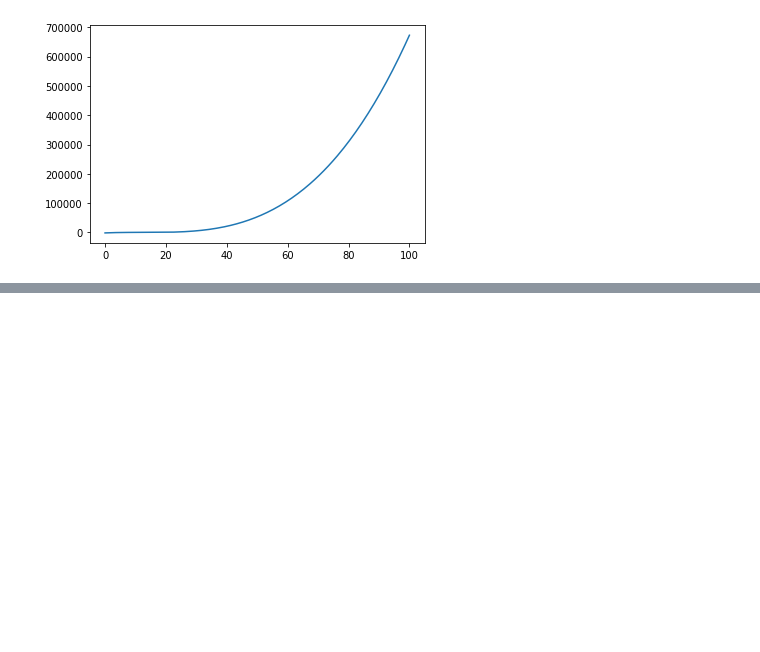
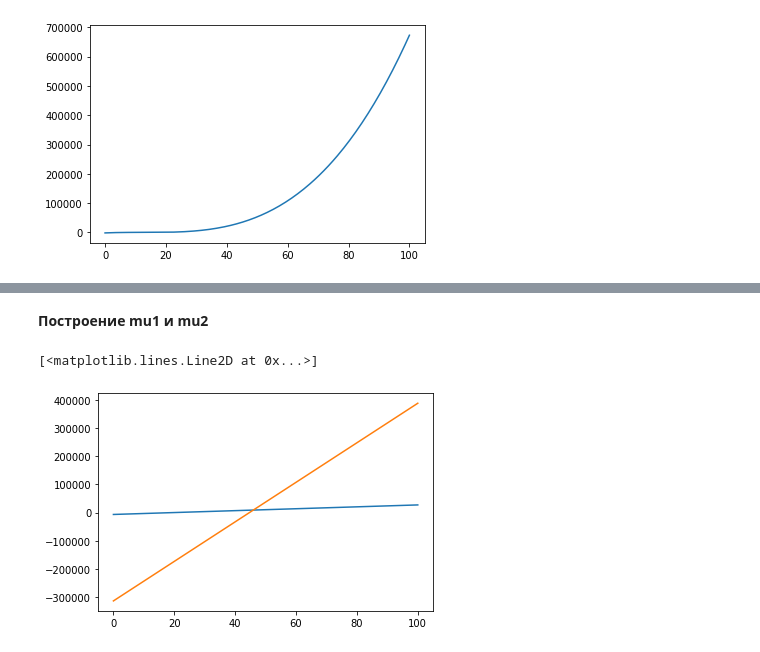
Before and after one commit to Viktory4121/Math_modeling, a Jupyter notebook: ИДЗ3.ipynb, the cells around one changed output, grey strips where cells are left out. Saved outputs shown, nothing was run; the diff lists cells and outputs as text; code cells hidden in the pictures; blank space fills up the shorter version.

```diff
--- a/ИДЗ3.ipynb
+++ b/ИДЗ3.ipynb
@@ -61,0 +98,10 @@ y2 = tangent(a2, b2, t)
+# %% [markdown]
+**Построение mu1 и mu2**
+# %%
+plt.plot([t[0], t[len(t) - 1]], [y1[0], y1[len(y1) - 1]])
+plt.plot([t[0], t[len(t) - 1]], [y2[0], y2[len(y1) - 1]])
+plt.plot(t[0], 0)
+plt.plot(t[len(t) - 1], 0)
+# %% [output]
+[<matplotlib.lines.Line2D at 0x...>]
+[figure, added]
```
Also changed, not shown: parts of 7 cells of this notebook.
